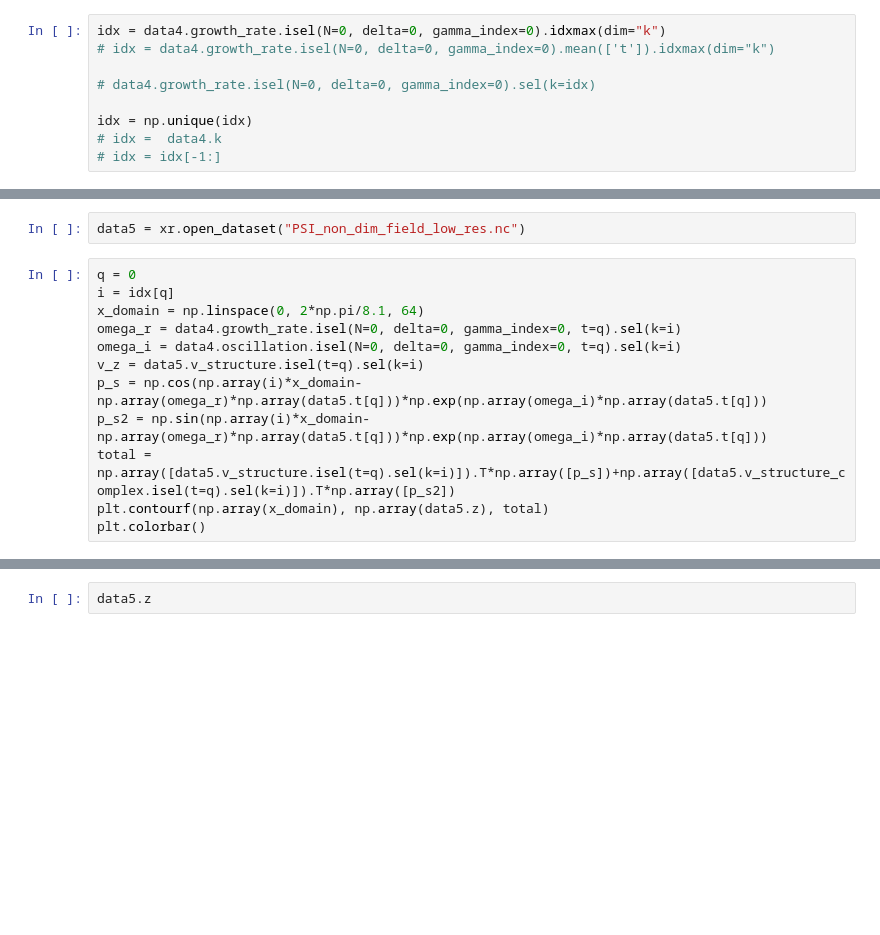
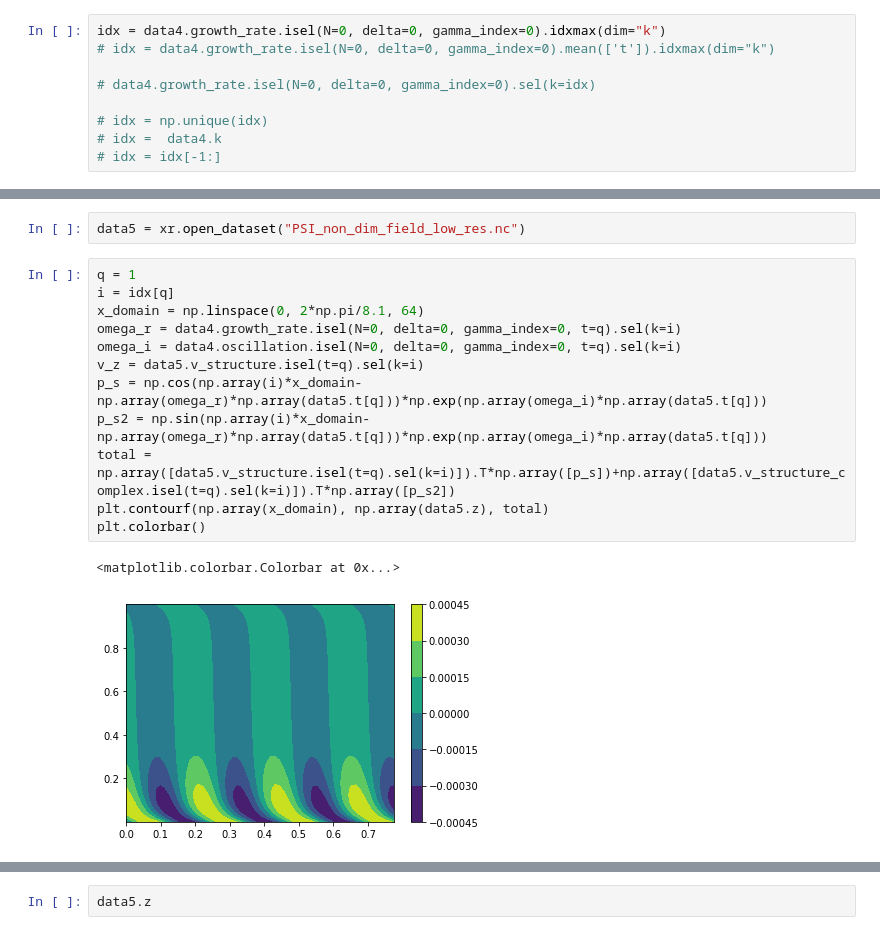
Before and after one commit to loganpknudsen/BottomBoundaryLayer, a Jupyter notebook: PSI_growth_rate_checker.ipynb, the cells around one changed output, grey strips where cells are left out. Cells and saved outputs as stored; diff of their text form; blank space fills up the shorter version.

```diff
--- a/PSI_growth_rate_checker.ipynb
+++ b/PSI_growth_rate_checker.ipynb
@@ -38,7 +61,7 @@ idx = data4.growth_rate.isel(N=0, delta=0, gamma_index=0).idxmax(dim="k")
 
 # data4.growth_rate.isel(N=0, delta=0, gamma_index=0).sel(k=idx)
 
-idx = np.unique(idx)
+# idx = np.unique(idx)
 # idx =  data4.k
 # idx = idx[-1:]
 # %%
@@ -46,15 +77,18 @@ idx
 # %%
 data5 = xr.open_dataset("PSI_non_dim_field_low_res.nc")
 # %%
-q = 0
+q = 1
 i = idx[q]
 x_domain = np.linspace(0, 2*np.pi/8.1, 64)
 omega_r = data4.growth_rate.isel(N=0, delta=0, gamma_index=0, t=q).sel(k=i)
 omega_i = data4.oscillation.isel(N=0, delta=0, gamma_index=0, t=q).sel(k=i)
 v_z = data5.v_structure.isel(t=q).sel(k=i)
 p_s = np.cos(np.array(i)*x_domain-np.array(omega_r)*np.array(data5.t[q]))*np.exp(np.array(omega_i)*np.array(data5.t[q]))
 p_s2 = np.sin(np.array(i)*x_domain-np.array(omega_r)*np.array(data5.t[q]))*np.exp(np.array(omega_i)*np.array(data5.t[q]))
 total = np.array([data5.v_structure.isel(t=q).sel(k=i)]).T*np.array([p_s])+np.array([data5.v_structure_complex.isel(t=q).sel(k=i)]).T*np.array([p_s2])
 plt.contourf(np.array(x_domain), np.array(data5.z), total)
 plt.colorbar()
+# %% [output]
+<matplotlib.colorbar.Colorbar at 0x...>
+[figure, added]
 # %%
```
Also changed, not shown: parts of 7 cells of this notebook, 1 other file.
